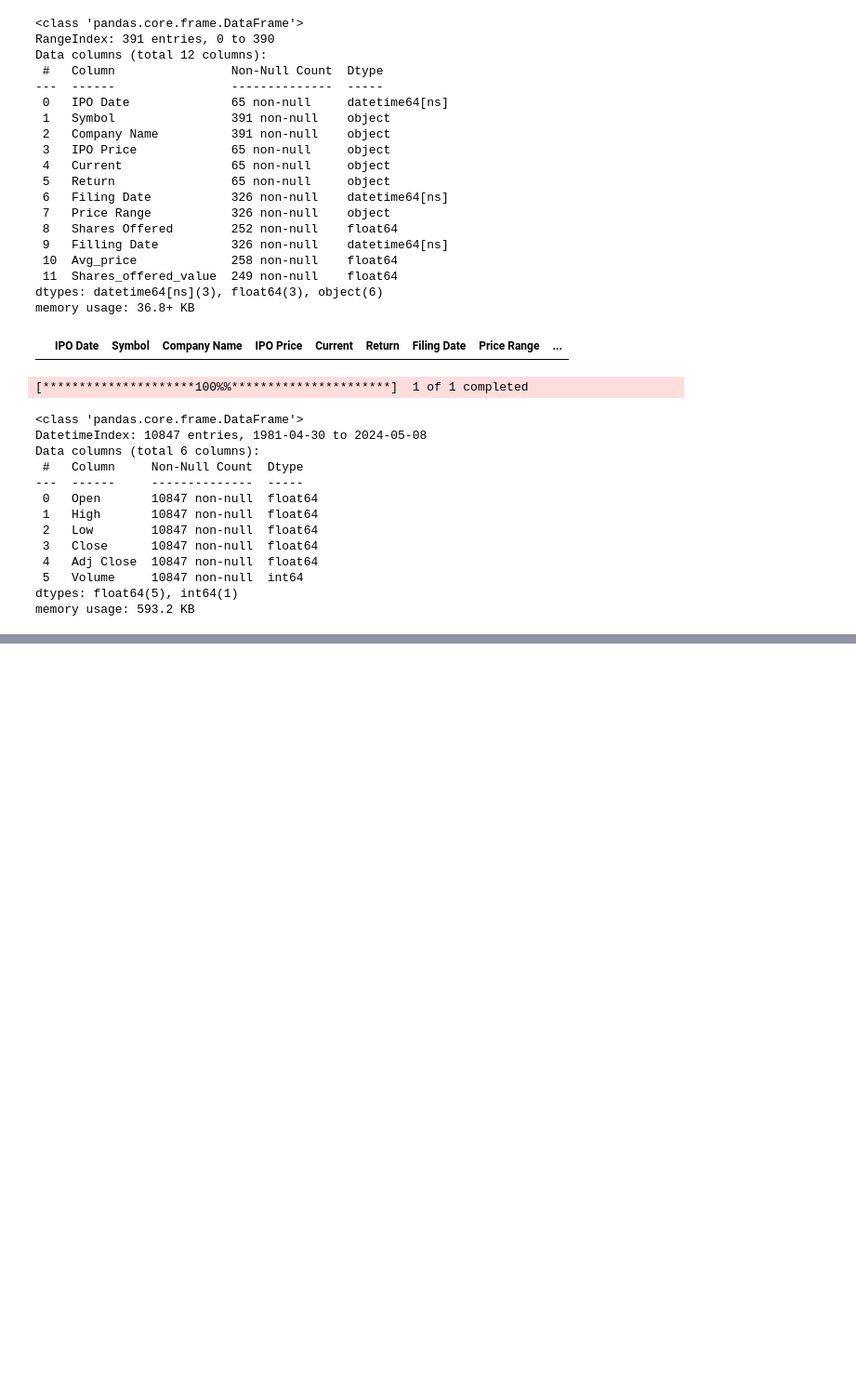
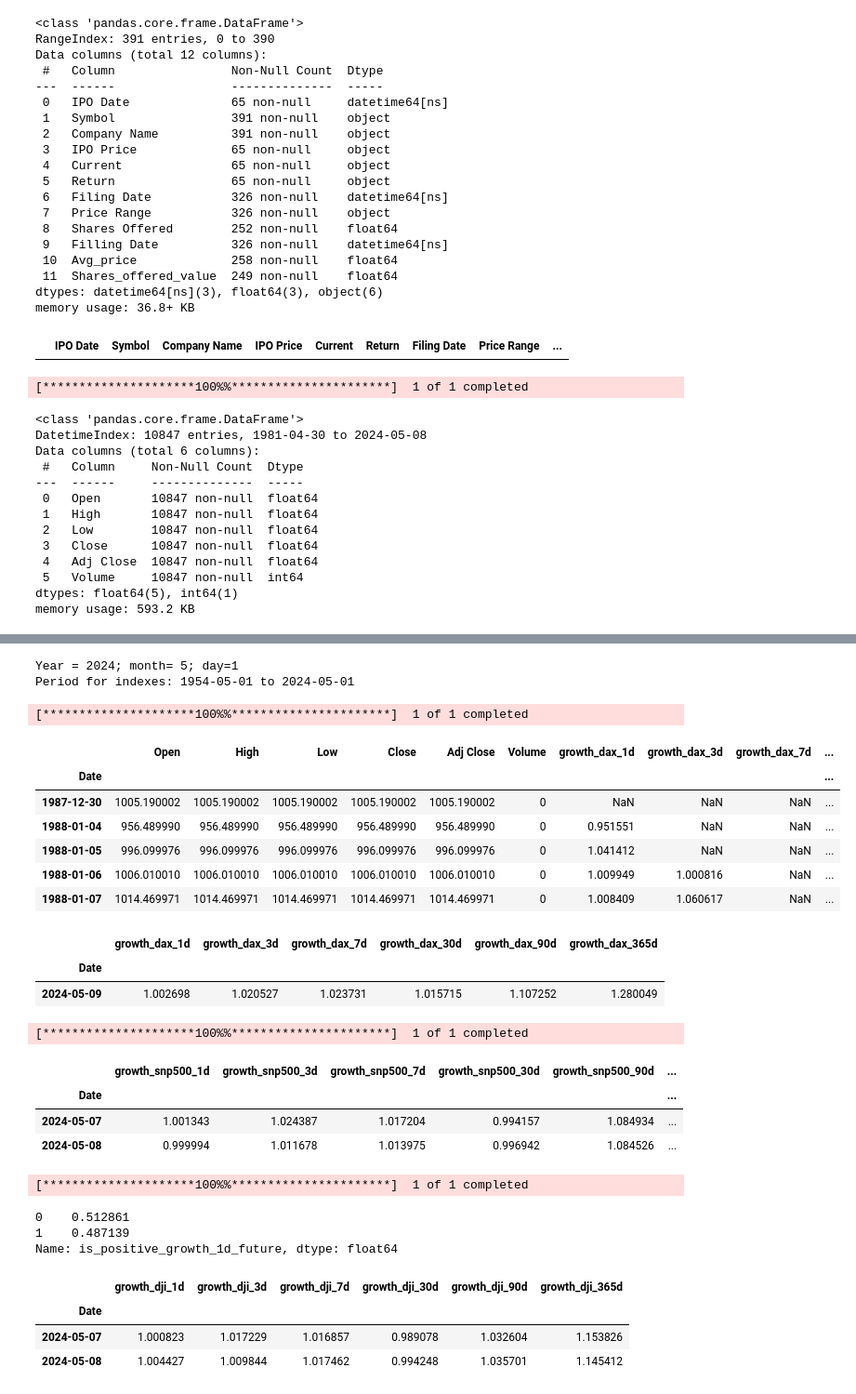
Before and after one commit to kibetamos/stock-markets-analytics-zoomcamp, a Jupyter notebook: 02-dataframe-analysis/Homework2.ipynb, the cells around one changed output, grey strips where cells are left out. Shown: that part at 93% size. Saved outputs shown, nothing was run; the diff lists cells and outputs as text; code cells hidden in the pictures; blank space fills up the shorter version.

```diff
--- a/02-dataframe-analysis/Homework2.ipynb
+++ b/02-dataframe-analysis/Homework2.ipynb
@@ -259,0 +291,18 @@ nvo_df_filtered_from_2024 = nvo_df[nvo_df.index>='2024-03-01']
+# %%
+from datetime import date
+
+end = date.today().replace(day=1, month=5)  # Setting end date to 1st of May
+print(f'Year = {end.year}; month= {end.month}; day={end.day}')
+
+start = date(year=end.year-70, month=end.month, day=end.day)
+print(f'Period for indexes: {start} to {end}')
+# %% [output]
+Year = 2024; month= 5; day=1
+Period for indexes: 1954-05-01 to 2024-05-01
+# %%
+# reuse code for ealier covered indicators
+dax_daily = yf.download(tickers = "^GDAXI",
+                     period = "max",
+                     interval = "1d")
+# %% [output]
+[*********************100%%**********************]  1 of 1 completed
@@ -259,0 +313,18 @@ nvo_df_filtered_from_2024 = nvo_df[nvo_df.index>='2024-03-01']
+# %%
+dax_daily.head()
+# %% [output]
+|  | Open | High | Low | Close | Adj Close | Volume | growth_dax_1d | growth_dax_3d | growth_dax_7d | ... |
+| Date |  |  |  |  |  |  |  |  |  | ... |
+| 1987-12-30 | 1005.190002 | 1005.190002 | 1005.190002 | 1005.190002 | 1005.190002 | 0 | NaN | NaN | NaN | ... |
+| 1988-01-04 | 956.489990 | 956.489990 | 956.489990 | 956.489990 | 956.489990 | 0 | 0.951551 | NaN | NaN | ... |
+| 1988-01-05 | 996.099976 | 996.099976 | 996.099976 | 996.099976 | 996.099976 | 0 | 1.041412 | NaN | NaN | ... |
+| 1988-01-06 | 1006.010010 | 1006.010010 | 1006.010010 | 1006.010010 | 1006.010010 | 0 | 1.009949 | 1.000816 | NaN | ... |
+| 1988-01-07 | 1014.469971 | 1014.469971 | 1014.469971 | 1014.469971 | 1014.469971 | 0 | 1.008409 | 1.060617 | NaN | ... |
+# %%
+GROWTH_KEYS = [k for k in dax_daily.keys() if k.startswith('growth')]
+dax_daily_to_merge = dax_daily[GROWTH_KEYS]
+dax_daily_to_merge.tail(1)
+# %% [output]
+|  | growth_dax_1d | growth_dax_3d | growth_dax_7d | growth_dax_30d | growth_dax_90d | growth_dax_365d |
+| Date |  |  |  |  |  |  |
+| 2024-05-09 | 1.002698 | 1.020527 | 1.023731 | 1.015715 | 1.107252 | 1.280049 |
@@ -259,0 +337,23 @@ nvo_df_filtered_from_2024 = nvo_df[nvo_df.index>='2024-03-01']
+# %%
+# https://finance.yahoo.com/quote/%5EGSPC/
+# SNP - SNP Real Time Price. Currency in USD
+snp500_daily = yf.download(tickers = "^GSPC",
+                     period = "max",
+                     interval = "1d")
+# %% [output]
+[*********************100%%**********************]  1 of 1 completed
+# %%
+snp500_to_merge = get_growth_df(snp500_daily,'snp500')
+snp500_to_merge.tail(2)
+# %% [output]
+|  | growth_snp500_1d | growth_snp500_3d | growth_snp500_7d | growth_snp500_30d | growth_snp500_90d | ... |
+| Date |  |  |  |  |  | ... |
+| 2024-05-07 | 1.001343 | 1.024387 | 1.017204 | 0.994157 | 1.084934 | ... |
+| 2024-05-08 | 0.999994 | 1.011678 | 1.013975 | 0.996942 | 1.084526 | ... |
+# %%
+# Dow Jones Industrial Average: https://finance.yahoo.com/quote/%5EDJI?.tsrc=fin-srch
+dji_daily = yf.download(tickers = "^DJI",
+                     period = "max",
+                     interval = "1d")
+# %% [output]
+[*********************100%%**********************]  1 of 1 completed
@@ -259,0 +368,15 @@ nvo_df_filtered_from_2024 = nvo_df[nvo_df.index>='2024-03-01']
+# %%
+# Calculate the distribution if future growth
+nvo_df.is_positive_growth_1d_future.value_counts() / len(nvo_df)
+# %% [output]
+0    0.512861
+1    0.487139
+Name: is_positive_growth_1d_future, dtype: float64
+# %%
+dji_daily_to_merge = get_growth_df(dji_daily,'dji')
+dji_daily_to_merge.tail(2)
+# %% [output]
+|  | growth_dji_1d | growth_dji_3d | growth_dji_7d | growth_dji_30d | growth_dji_90d | growth_dji_365d |
+| Date |  |  |  |  |  |  |
+| 2024-05-07 | 1.000823 | 1.017229 | 1.016857 | 0.989078 | 1.032604 | 1.153826 |
+| 2024-05-08 | 1.004427 | 1.009844 | 1.017462 | 0.994248 | 1.035701 | 1.145412 |
```
Also changed, not shown: parts of 10 cells of this notebook, 1 other file.
